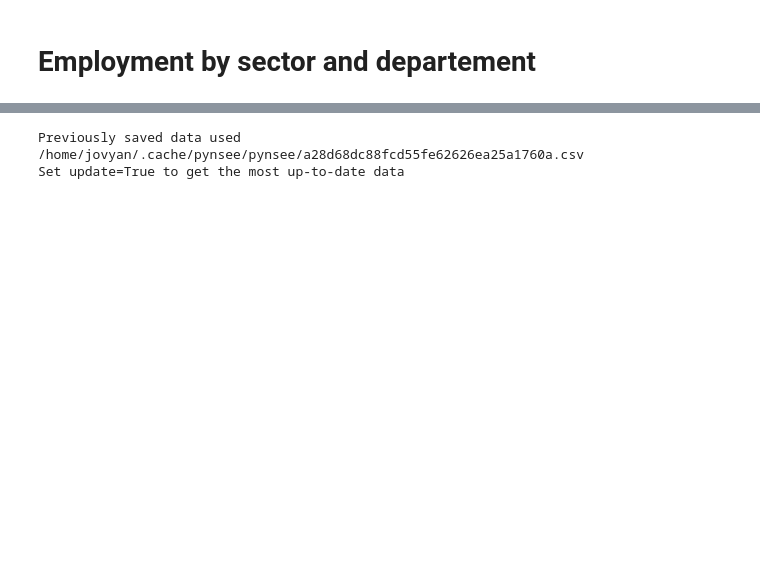
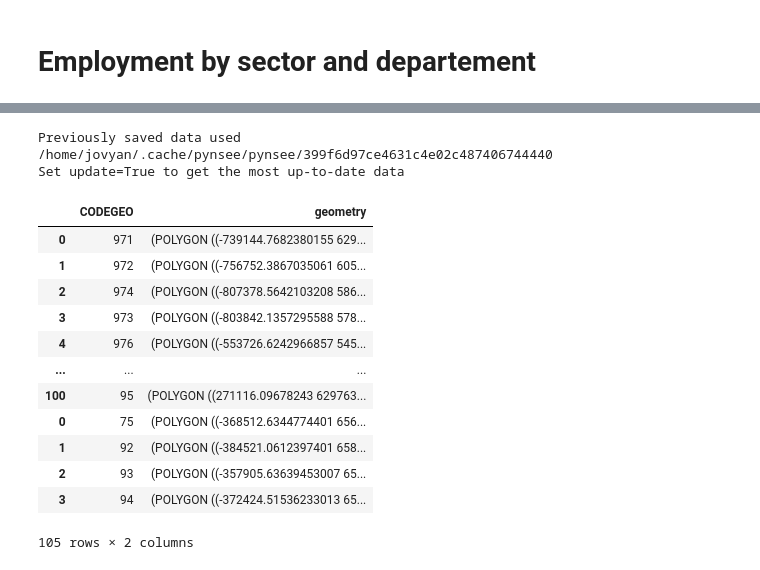
Before and after one commit to tfardet/pynsee, a Jupyter notebook: docs/examples/example_empl_sector_dep.ipynb, the cells around one changed output, grey strips where cells are left out. Drawn from its saved outputs; the diff is of its cells as text; code cells hidden in the pictures; blank space fills up the shorter version.

```diff
--- a/docs/examples/example_empl_sector_dep.ipynb
+++ b/docs/examples/example_empl_sector_dep.ipynb
@@ -29,11 +27,27 @@ Have a look at api.insee.fr !!!
 # %%
 # get departement map
 dep = get_geodata('ADMINEXPRESS-COG-CARTO.LATEST:departement')
+dep = dep.translate()
+dep = dep.zoom()
 dep = dep[["insee_dep", "geometry"]]
 # remove overseas departments
-dep = dep[~dep['insee_dep'].isin(['971', '972', '973', '974', '976'])]
+# dep = dep[~dep['insee_dep'].isin(['971', '972', '973', '974', '976'])]
 dep = dep.rename(columns={'insee_dep': 'CODEGEO'})
+dep
 # %% [output]
 Previously saved data used
-/home/jovyan/.cache/pynsee/pynsee/a28d68dc88fcd55fe62626ea25a1760a.csv
+/home/jovyan/.cache/pynsee/pynsee/399f6d97ce4631c4e02c487406744440
 Set update=True to get the most up-to-date data
+|  | CODEGEO | geometry |
+| 0 | 971 | (POLYGON ((-739144.7682380155 629... |
+| 1 | 972 | (POLYGON ((-756752.3867035061 605... |
+| 2 | 974 | (POLYGON ((-807378.5642103208 586... |
+| 3 | 973 | (POLYGON ((-803842.1357295588 578... |
+| 4 | 976 | (POLYGON ((-553726.6242966857 545... |
+| ... | ... | ... |
+| 100 | 95 | (POLYGON ((271116.09678243 629763... |
+| 0 | 75 | (POLYGON ((-368512.6344774401 656... |
+| 1 | 92 | (POLYGON ((-384521.0612397401 658... |
+| 2 | 93 | (POLYGON ((-357905.63639453007 65... |
+| 3 | 94 | (POLYGON ((-372424.51536233013 65... |
+105 rows × 2 columns
```
Also changed, not shown: parts of 7 cells of this notebook.
